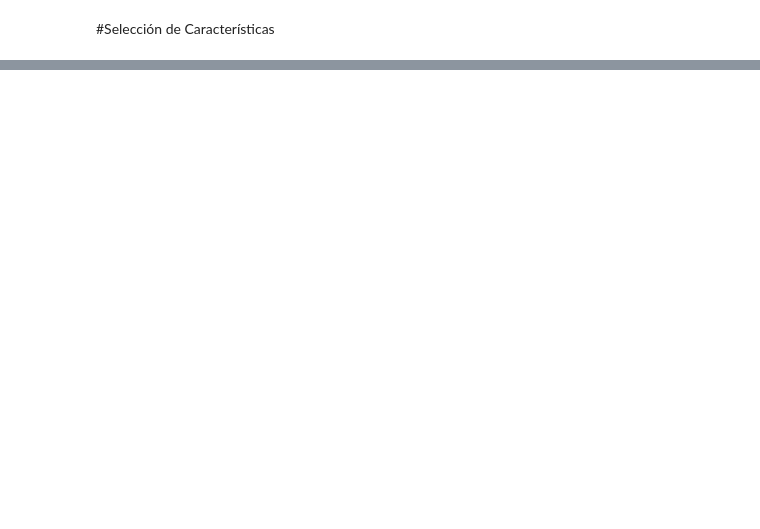
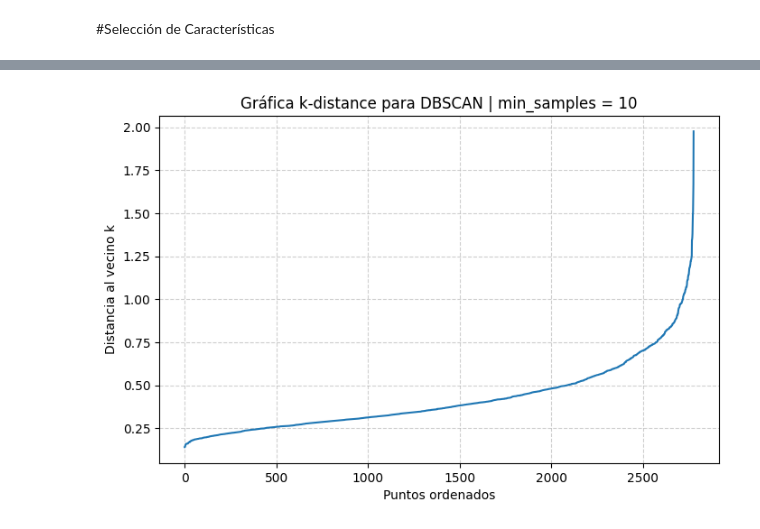
Before and after one commit to hecfrantuis/Proyecto-IA-1, a Jupyter notebook: Proyecto_AcneI_A1_Modelos_No_Supervisados.ipynb, the cells around one changed output, grey strips where cells are left out. Saved outputs shown, nothing was run; the diff lists cells and outputs as text; code cells hidden in the pictures; blank space fills up the shorter version.

```diff
--- a/Proyecto_AcneI_A1_Modelos_No_Supervisados.ipynb
+++ b/Proyecto_AcneI_A1_Modelos_No_Supervisados.ipynb
@@ -88,0 +423,68 @@ print(df_proyecto['Etiqueta'].value_counts())
+# %%
+# @title 6. DBSCAN: búsqueda de eps y min_samples
+
+# Sugerencia inicial para min_samples
+min_samples_base = max(5, 2 * X_final.shape[1])
+
+neighbors = NearestNeighbors(n_neighbors=min_samples_base)
+neighbors_fit = neighbors.fit(X_final)
+distances, indices = neighbors_fit.kneighbors(X_final)
+
+k_distances = np.sort(distances[:, -1])
+
+plt.figure(figsize=(8,5))
+plt.plot(k_distances)
+plt.title(f"Gráfica k-distance para DBSCAN | min_samples = {min_samples_base}")
+plt.xlabel("Puntos ordenados")
+plt.ylabel("Distancia al vecino k")
+plt.grid(True, linestyle="--", alpha=0.6)
+plt.show()
+
+eps_values = np.unique(
+    np.round(np.percentile(k_distances, [50, 60, 70, 75, 80, 85, 90, 95]), 3)
+)
+
+min_samples_values = sorted(list(set([
+    3,
+    5,
+    min_samples_base,
+    max(10, 3 * X_final.shape[1])
+])))
+
+resultados_dbscan = []
+
+for eps in eps_values:
+    for min_samples in min_samples_values:
+
+        modelo = DBSCAN(eps=eps, min_samples=min_samples)
+        clusters = modelo.fit_predict(X_final)
+
+        resultado = evaluar_clustering(
+            X_final,
+            clusters,
+            y_real=y_real,
+            nombre_modelo=f"DBSCAN eps={eps}, min_samples={min_samples}"
+        )
+
+        resultado["eps"] = eps
+        resultado["min_samples"] = min_samples
+        resultado["Porcentaje_Ruido"] = resultado["Ruido"] / len(clusters) * 100
+
+        resultados_dbscan.append(resultado)
+
+df_dbscan = pd.DataFrame(resultados_dbscan)
+
+display(df_dbscan[[
+    "eps",
+    "min_samples",
+    "Clusters",
+    "Ruido",
+    "Porcentaje_Ruido",
+    "Silhouette",
+    "Davies_Bouldin",
+    "Calinski_Harabasz",
+    "ARI",
+    "NMI"
+]])
+# %% [output]
+[figure, added]
```
Also changed, not shown: parts of 14 cells of this notebook.
